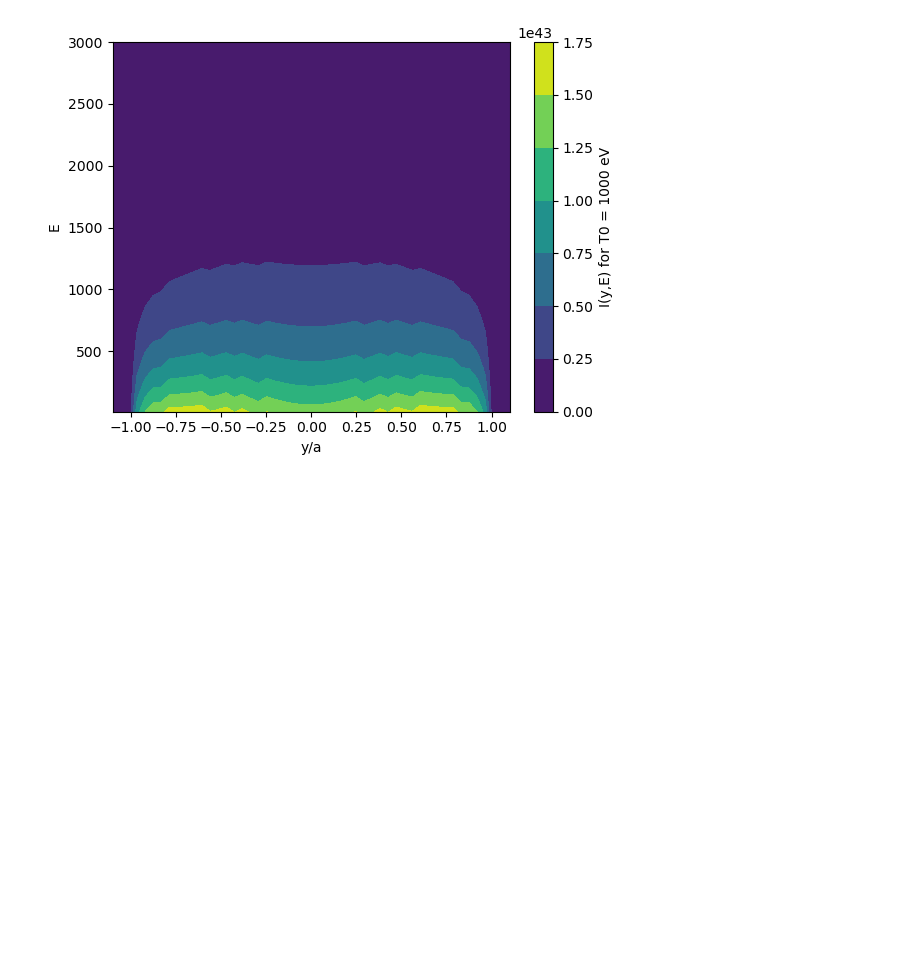
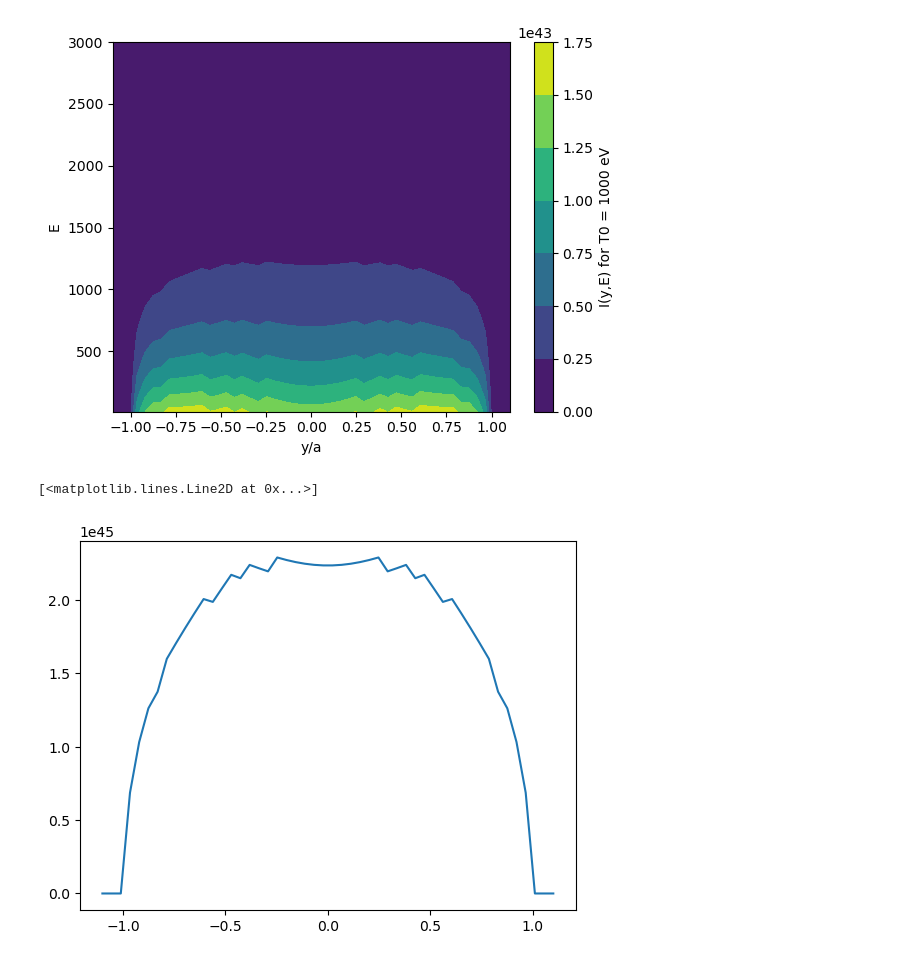
Before and after one commit to vandelij/plasma_diagnostic_hw, a Jupyter notebook: HW3.ipynb, the cells around one changed output. Cells and saved outputs as stored; diff of their text form; code cells hidden in the pictures; blank space fills up the shorter version.

```diff
--- a/HW3.ipynb
+++ b/HW3.ipynb
@@ -398,3 +398,22 @@ plt.colorbar(label='I(y,E) for T0 = 1000 eV')
 # %% [output]
 <matplotlib.colorbar.Colorbar at 0x...>
 [figure]
+# %%
+N6list = []
+N12list = []
+
+for iT in range(Tarray2.shape[0]):
+    I_yE = I_yE_list[iT]
+    N6 = np.zeros_like(yarray)
+    N12 = np.zeros_like(yarray)
+    for iy in range(yarray.shape[0]):
+        y_E = I_yE[iy, :]
+        N6[iy] = np.trapz(y_E*Be6trans, Egrid)
+        N12[iy] = np.trapz(y_E*Be12trans, Egrid)
+    N6list.append(N6)
+    N12list.append(N12)
+# %%
+plt.plot(yarray, N6list[-1])
+# %% [output]
+[<matplotlib.lines.Line2D at 0x...>]
+[figure, added]
```
